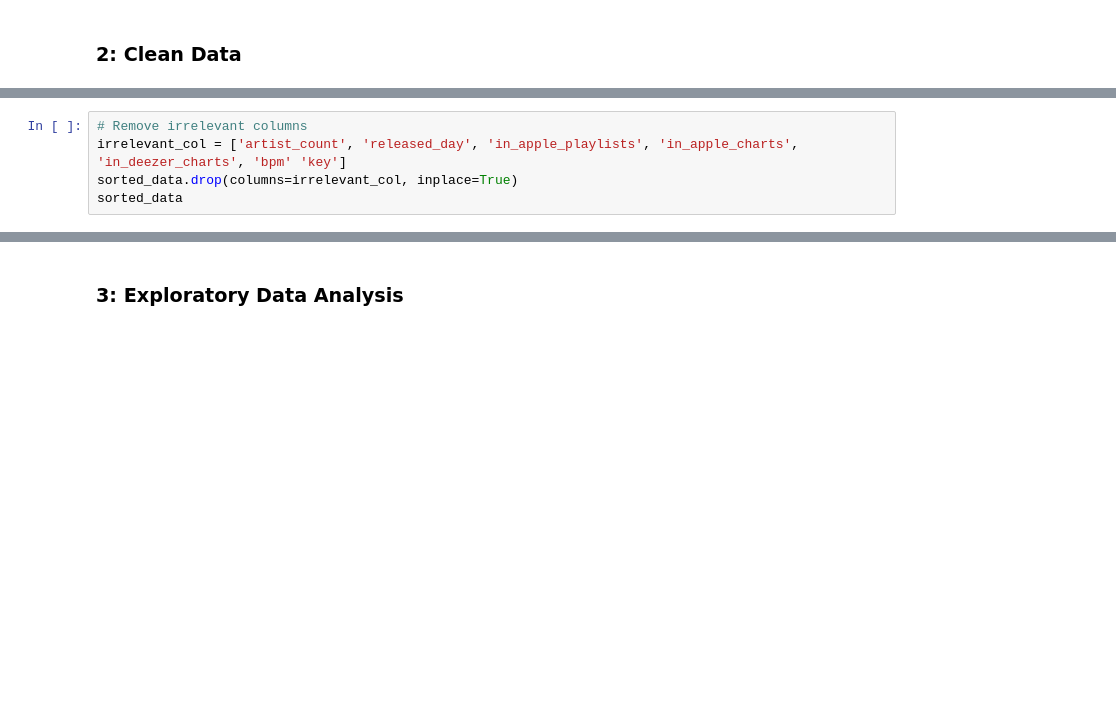
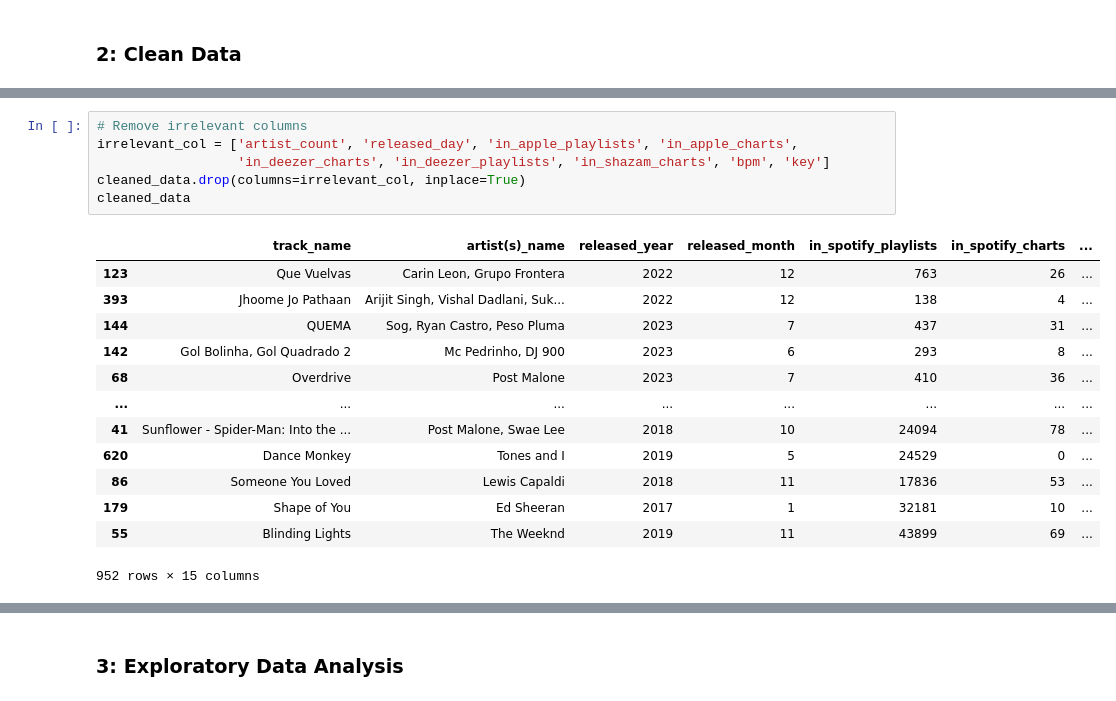
Before and after one commit to kellietjw/SC1015_FDAE_Team6_Mini-Project, a Jupyter notebook: SC1015_Group6_Project.ipynb, the cells around one changed output, grey strips where cells are left out. Saved outputs shown, nothing was run; the diff lists cells and outputs as text; blank space fills up the shorter version.

```diff
--- a/SC1015_Group6_Project.ipynb
+++ b/SC1015_Group6_Project.ipynb
@@ -91,5 +85,20 @@ sorted_data
 # %%
 # Remove irrelevant columns
-irrelevant_col = ['artist_count', 'released_day', 'in_apple_playlists', 'in_apple_charts', 'in_deezer_charts', 'bpm' 'key']
-sorted_data.drop(columns=irrelevant_col, inplace=True)
-sorted_data
+irrelevant_col = ['artist_count', 'released_day', 'in_apple_playlists', 'in_apple_charts',
+                  'in_deezer_charts', 'in_deezer_playlists', 'in_shazam_charts', 'bpm', 'key']
+cleaned_data.drop(columns=irrelevant_col, inplace=True)
+cleaned_data
+# %% [output]
+|  | track_name | artist(s)_name | released_year | released_month | in_spotify_playlists | in_spotify_charts | ... |
+| 123 | Que Vuelvas | Carin Leon, Grupo Frontera | 2022 | 12 | 763 | 26 | ... |
+| 393 | Jhoome Jo Pathaan | Arijit Singh, Vishal Dadlani, Suk... | 2022 | 12 | 138 | 4 | ... |
+| 144 | QUEMA | Sog, Ryan Castro, Peso Pluma | 2023 | 7 | 437 | 31 | ... |
+| 142 | Gol Bolinha, Gol Quadrado 2 | Mc Pedrinho, DJ 900 | 2023 | 6 | 293 | 8 | ... |
+| 68 | Overdrive | Post Malone | 2023 | 7 | 410 | 36 | ... |
+| ... | ... | ... | ... | ... | ... | ... | ... |
+| 41 | Sunflower - Spider-Man: Into the ... | Post Malone, Swae Lee | 2018 | 10 | 24094 | 78 | ... |
+| 620 | Dance Monkey | Tones and I | 2019 | 5 | 24529 | 0 | ... |
+| 86 | Someone You Loved | Lewis Capaldi | 2018 | 11 | 17836 | 53 | ... |
+| 179 | Shape of You | Ed Sheeran | 2017 | 1 | 32181 | 10 | ... |
+| 55 | Blinding Lights | The Weeknd | 2019 | 11 | 43899 | 69 | ... |
+952 rows × 15 columns
```
Also changed, not shown: parts of 12 cells of this notebook.
